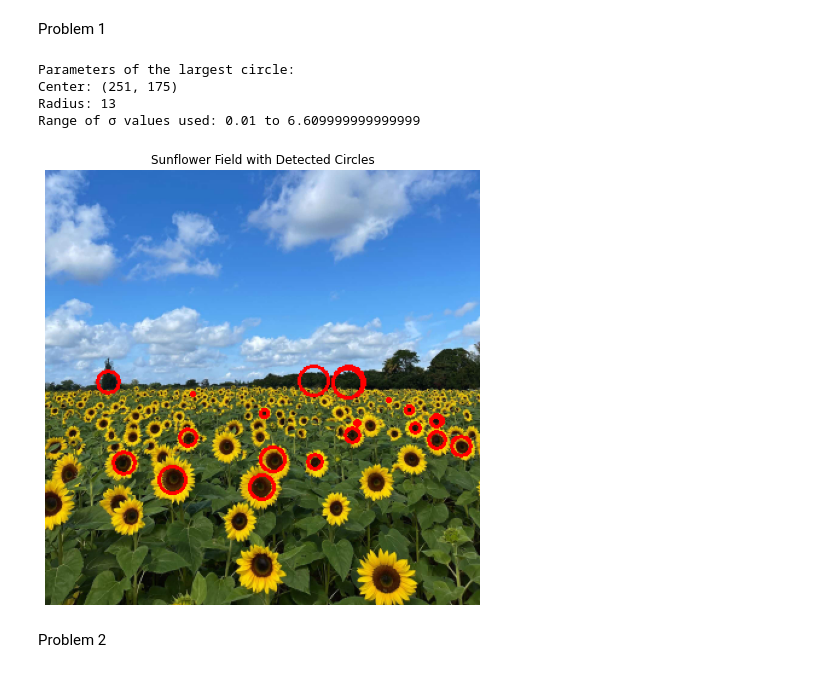
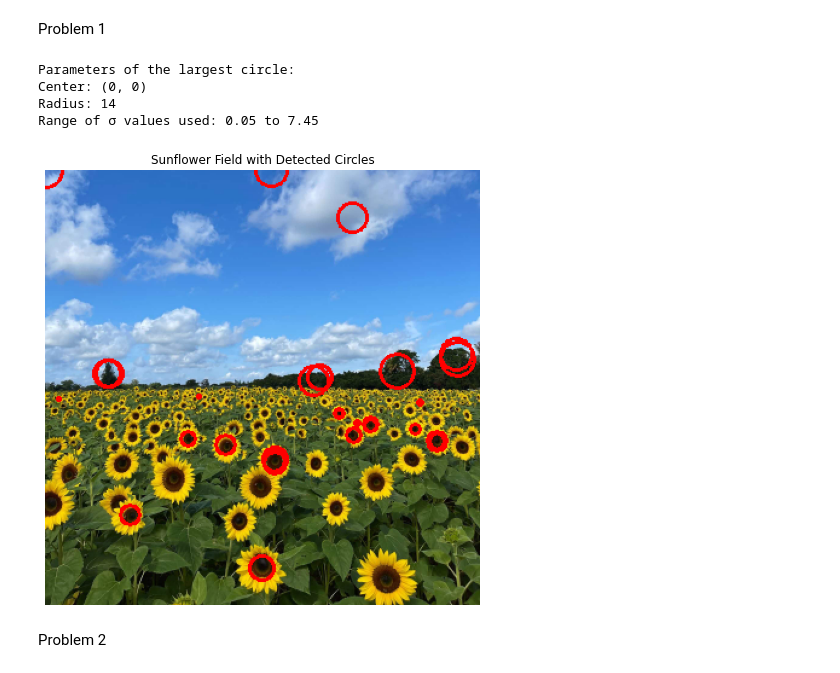
Before and after one commit to HashikaChathubhashaka/A02-Fitting-and-Alignment, a Jupyter notebook: codes.ipynb, the cells around one changed output. Drawn from its saved outputs; the diff is of its cells as text; code cells hidden in the pictures.

```diff
--- a/codes.ipynb
+++ b/codes.ipynb
@@ -15,7 +15,7 @@ gray = cv.cvtColor(im, cv.COLOR_BGR2GRAY)
 # Variables
 min_radius = 1  # Minimum circle radius
 max_radius = 600 # Maximum circle radius
-sigma_values = np.arange(0.01, 6.9, 0.3)  # Range of sigma values to use
+sigma_values = np.arange(0.05, 7.5, 0.2)  # Range of sigma values to use
 
 # Initialize an empty list to store detected circles
 circles = []
@@ -37,37 +37,37 @@ for sigma in sigma_values:
 
         if min_radius <= radius <= max_radius:
             circles.append((max_loc[0], max_loc[1], radius))
 
 
 circles.sort(key=lambda x: x[2], reverse=True)
 
 largest_circle = circles[0]
 
 center_x, center_y, radius = largest_circle
 
 print("Parameters of the largest circle:")
 print(f"Center: ({center_x}, {center_y})")
 print(f"Radius: {radius}")
 print(f"Range of σ values used: {sigma_values[0]} to {sigma_values[-1]}")
 
 
 im_with_circles = im_rgb.copy()
 # Draw circles on the copy of the image
 for circle in circles:
     center_x, center_y, radius = circle
     cv.circle(im_with_circles, (center_x, center_y), radius, (255, 0, 0), 2)
 
 plt.figure(figsize=(8, 8))
 plt.imshow(im_with_circles)
 plt.title("Sunflower Field with Detected Circles")
 plt.axis("off")
 plt.show()
 # %% [output]
 Parameters of the largest circle:
-Center: (251, 175)
-Radius: 13
-Range of σ values used: 0.01 to 6.609999999999999
+Center: (0, 0)
+Radius: 14
+Range of σ values used: 0.05 to 7.45
-[figure, old version]
+[figure, new version]
 # %% [markdown]
 Problem 2
 # %%
```
Also changed, not shown: parts of 6 cells of this notebook.
